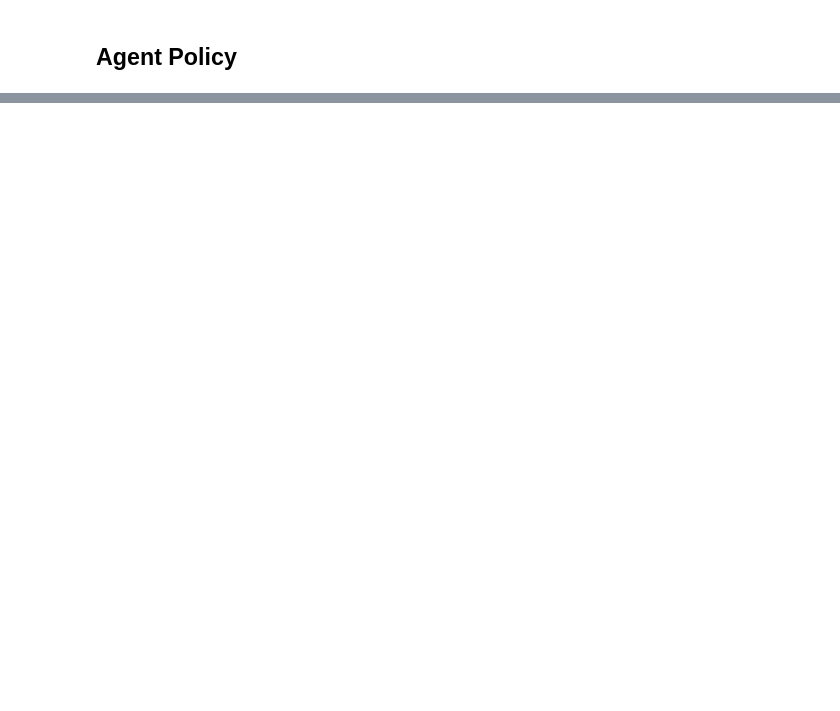
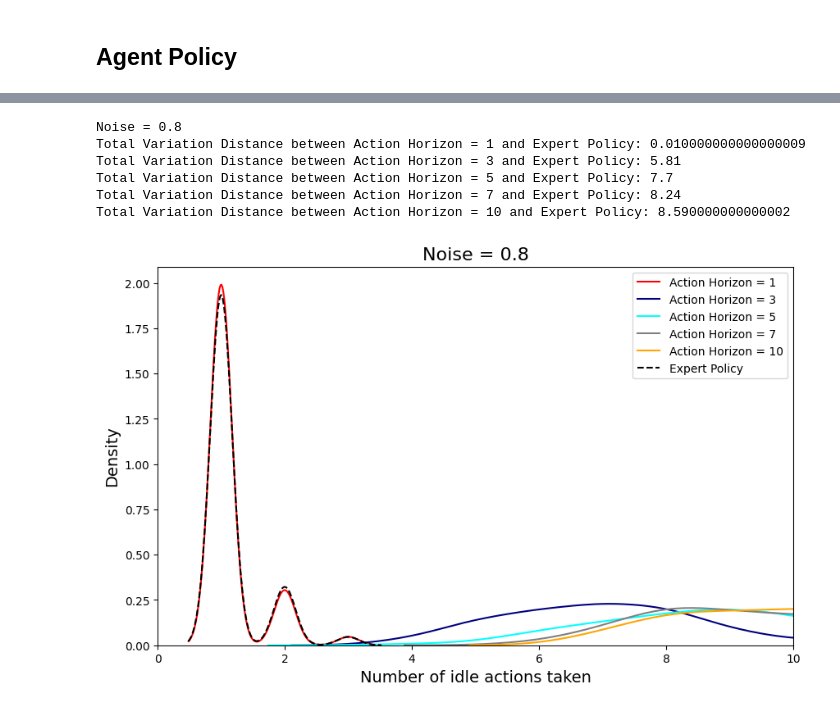
Before and after one commit to Jubayer-Hamid/BBS_Theory, a Jupyter notebook: 1Dsimulations.ipynb, the cells around one changed output, grey strips where cells are left out. Cells and saved outputs as stored; diff of their text form; code cells hidden in the pictures; blank space fills up the shorter version.

```diff
--- a/1Dsimulations.ipynb
+++ b/1Dsimulations.ipynb
@@ -312,5 +187,0 @@ Agent generates 4 actions based on the current observation.
-# %%
-policy_cache = {}
-idle_counts_per_state_4, idle_counts_nums_4 = act(4)
-print(idle_counts_per_state_4)
-print(idle_counts_nums_4)
@@ -324,5 +187,0 @@ Agent generates 5 actions based on the current observation.
-# %%
-policy_cache = {}
-idle_counts_per_state_5, idle_counts_nums_5 = act(5)
-print(idle_counts_per_state_5)
-print(idle_counts_nums_5)
@@ -336,5 +187,0 @@ Agent generates 7 actions based on the current observation.
-# %%
-policy_cache = {}
-idle_counts_per_state_7, idle_counts_nums_7 = act(7)
-print(idle_counts_per_state_7)
-print(idle_counts_nums_7)
@@ -348,5 +187,0 @@ Agent generates 10 actions based on the current observation.
-# %%
-policy_cache = {}
-idle_counts_per_state_10, idle_counts_nums_10 = act(10)
-print(idle_counts_per_state_10)
-print(idle_counts_nums_10)
@@ -470,0 +188,51 @@ print(df2)
+# %%
+
+def run_experiments(action_horizons, delta, trajectories):
+    results = {}
+    for ah in action_horizons:
+        policy_cache.clear()
+        idle_counts, idle_counts_nums = act_agent(ah, delta, trajectories)
+        results[ah] = (idle_counts, idle_counts_nums)
+    return results
+
+action_horizons = [1, 3, 5, 7, 10]
+results = run_experiments(action_horizons, delta, trajectories)
+
+# Plot the results
+tvds = []
+
+print(f'Noise = {delta}')
+for ah, (idle_counts, idle_counts_nums) in results.items():
+    tvds.append(stats.wasserstein_distance(idle_counts_nums, idle_counts_nums_expert))
+    print(f'Total Variation Distance between Action Horizon = {ah} and Expert Policy: {tvds[-1]}')
+
+# Plot KDEs
+plt.figure(figsize=(10, 6))
+colors = ['red', 'navy', 'cyan', 'grey', 'orange']
+for i, ah in enumerate(action_horizons):
+    sns.kdeplot(results[ah][1], color=colors[i], label=f'Action Horizon = {ah}', fill=False)
+sns.kdeplot(idle_counts_nums_expert, label='Expert Policy', color='black', linestyle='--', fill=False)
+
+# if tvd is 0, plot a vertical line at the mean
+for i in range(len(tvds)):
+    if tvds[i] == 0:
+        plt.axvline(x=results[action_horizons[i]][1][0], color=colors[i], label=f'Action Horizon = {action_horizons[i]}')
+
+# if idle_counts_nums_expert has 0 variance, plot a vertical line at the mean
+if np.var(idle_counts_nums_expert) == 0:
+    plt.axvline(x=idle_counts_nums_expert[0], color='black', linestyle='--', label='Expert Policy')
+
+plt.legend(fontsize=10)
+plt.xlabel('Number of idle actions taken', fontsize=14)
+plt.ylabel('Density', fontsize=14)
+plt.xlim(0, 10)
+plt.title(f"Noise = {delta}", fontsize=16)
+plt.show()
+# %% [output]
+Noise = 0.8
+Total Variation Distance between Action Horizon = 1 and Expert Policy: 0.010000000000000009
+Total Variation Distance between Action Horizon = 3 and Expert Policy: 5.81
+Total Variation Distance between Action Horizon = 5 and Expert Policy: 7.7
+Total Variation Distance between Action Horizon = 7 and Expert Policy: 8.24
+Total Variation Distance between Action Horizon = 10 and Expert Policy: 8.590000000000002
+[figure, added]
```
Also changed, not shown: parts of 34 cells of this notebook.
